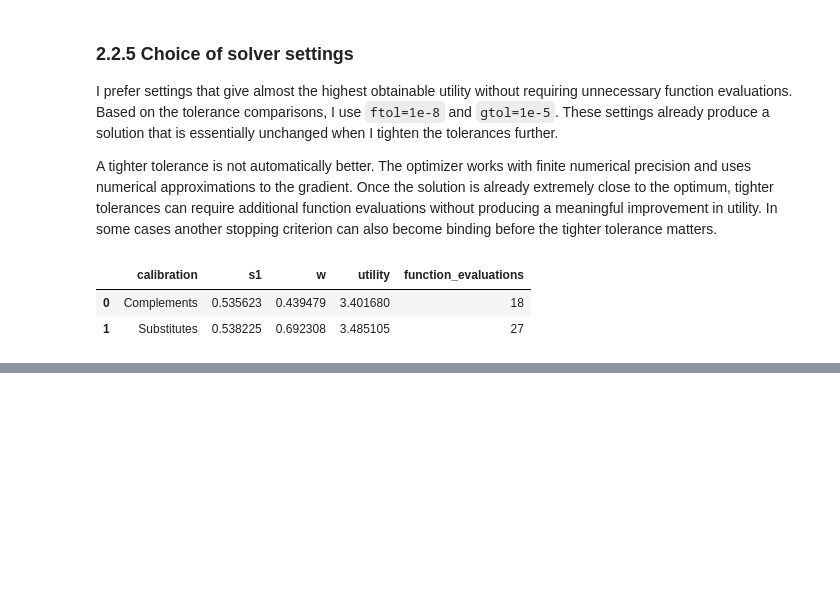
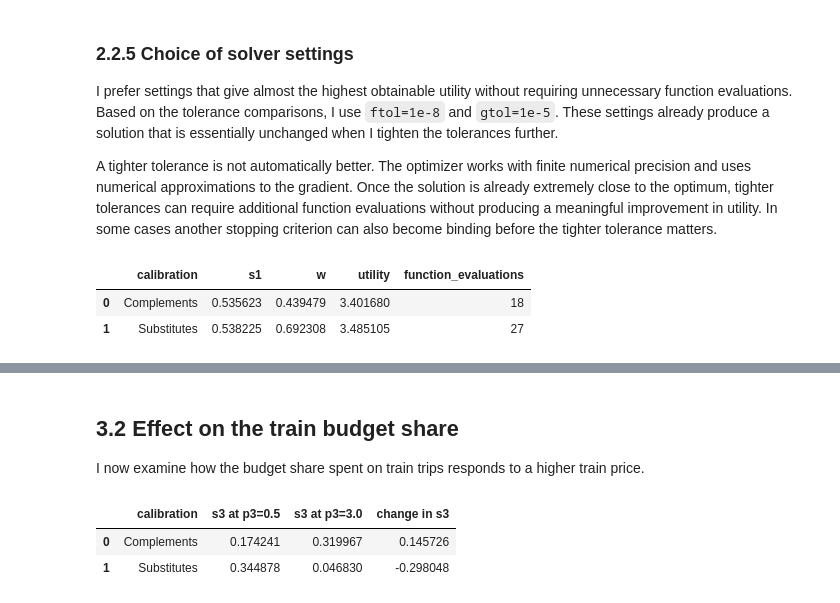
Before and after one commit to OttoBengtson/programming-for-economists, a Jupyter notebook: 02_modelproject/ModelProject.ipynb, the cells around one changed output, grey strips where cells are left out. Drawn from its saved outputs; the diff is of its cells as text; code cells hidden in the pictures; blank space fills up the shorter version.

```diff
--- a/02_modelproject/ModelProject.ipynb
+++ b/02_modelproject/ModelProject.ipynb
@@ -1114,0 +1366,36 @@ final_solver_table.round(6)
+# %% [markdown]
+## 3.2 Effect on the train budget share
+
+I now examine how the budget share spent on train trips responds to a higher train price.
+# %%
+# a. I compare the train budget share at the lowest and highest train prices
+train_share_table = pd.DataFrame([
+    {
+        'calibration': 'Complements',
+        's3 at p3=0.5': price_complements.iloc[0]['s3'],
+        's3 at p3=3.0': price_complements.iloc[-1]['s3'],
+        'change in s3': (
+            price_complements.iloc[-1]['s3']
+            -
+            price_complements.iloc[0]['s3']
+        )
+    },
+    {
+        'calibration': 'Substitutes',
+        's3 at p3=0.5': price_substitutes.iloc[0]['s3'],
+        's3 at p3=3.0': price_substitutes.iloc[-1]['s3'],
+        'change in s3': (
+            price_substitutes.iloc[-1]['s3']
+            -
+            price_substitutes.iloc[0]['s3']
+        )
+    }
+])
+
+
+# b. I display the comparison
+train_share_table.round(6)
+# %% [output]
+|  | calibration | s3 at p3=0.5 | s3 at p3=3.0 | change in s3 |
+| 0 | Complements | 0.174241 | 0.319967 | 0.145726 |
+| 1 | Substitutes | 0.344878 | 0.046830 | -0.298048 |
```
Also changed, not shown: parts of 12 cells of this notebook.
